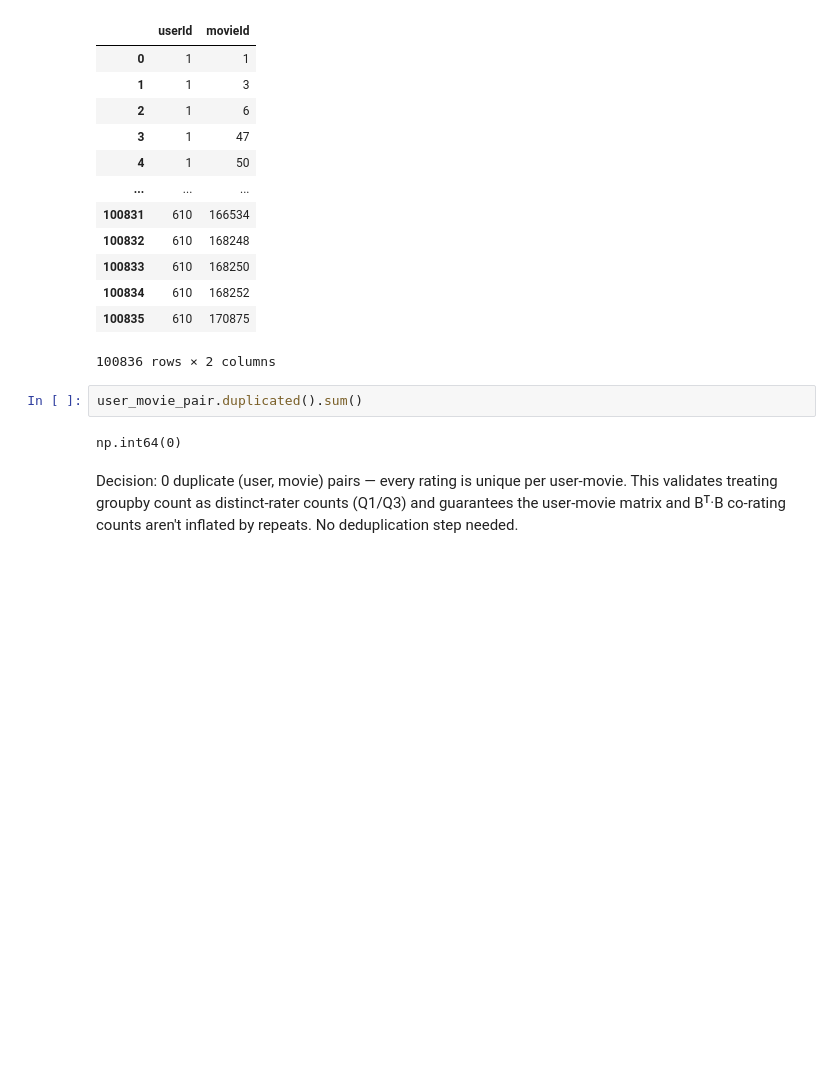
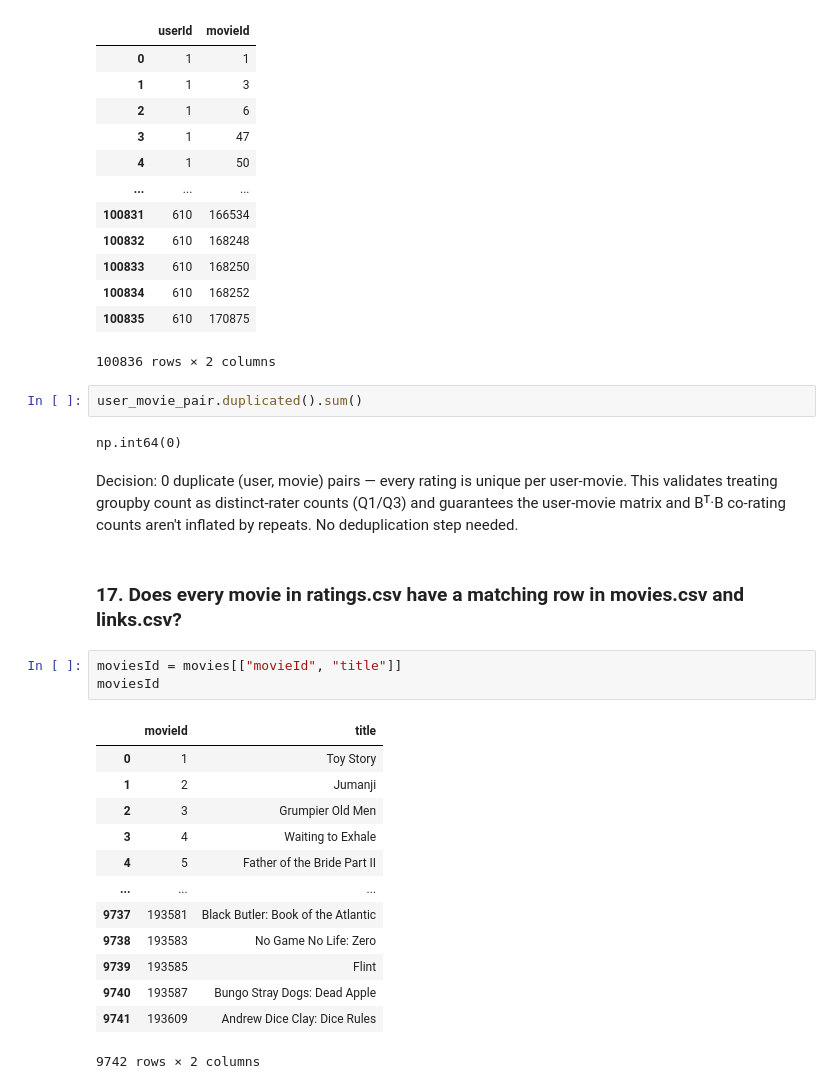
Before and after one commit to Bukunmi2108/givemore, a Jupyter notebook: pipeline/explore.ipynb, the cells around one changed output. Drawn from its saved outputs; the diff is of its cells as text; blank space fills up the shorter version.

```diff
--- a/pipeline/explore.ipynb
+++ b/pipeline/explore.ipynb
@@ -845,3 +855,22 @@ user_movie_pair.duplicated().sum()
 np.int64(0)
 # %% [markdown]
 Decision: 0 duplicate (user, movie) pairs — every rating is unique per user-movie. This validates treating groupby count as distinct-rater counts (Q1/Q3) and guarantees the user-movie matrix and Bᵀ·B co-rating counts aren't inflated by repeats. No deduplication step needed.
+# %% [markdown]
+### **17.** Does every movie in ratings.csv have a matching row in movies.csv and links.csv?
+# %%
+moviesId = movies[["movieId", "title"]]
+moviesId
+# %% [output]
+|  | movieId | title |
+| 0 | 1 | Toy Story |
+| 1 | 2 | Jumanji |
+| 2 | 3 | Grumpier Old Men |
+| 3 | 4 | Waiting to Exhale |
+| 4 | 5 | Father of the Bride Part II |
+| ... | ... | ... |
+| 9737 | 193581 | Black Butler: Book of the Atlantic |
+| 9738 | 193583 | No Game No Life: Zero |
+| 9739 | 193585 | Flint |
+| 9740 | 193587 | Bungo Stray Dogs: Dead Apple |
+| 9741 | 193609 | Andrew Dice Clay: Dice Rules |
+9742 rows × 2 columns
```
Also changed, not shown: parts of 3 cells of this notebook, 2 other files.
